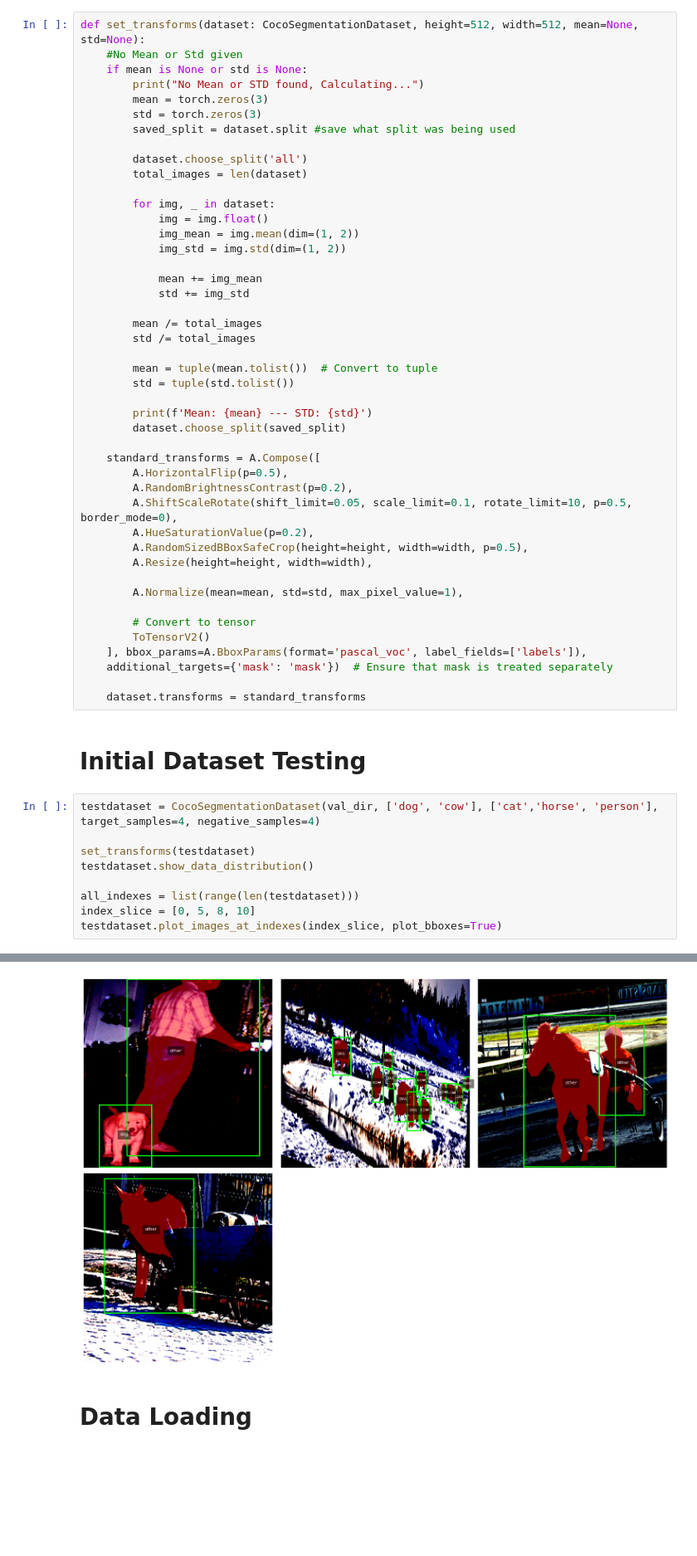
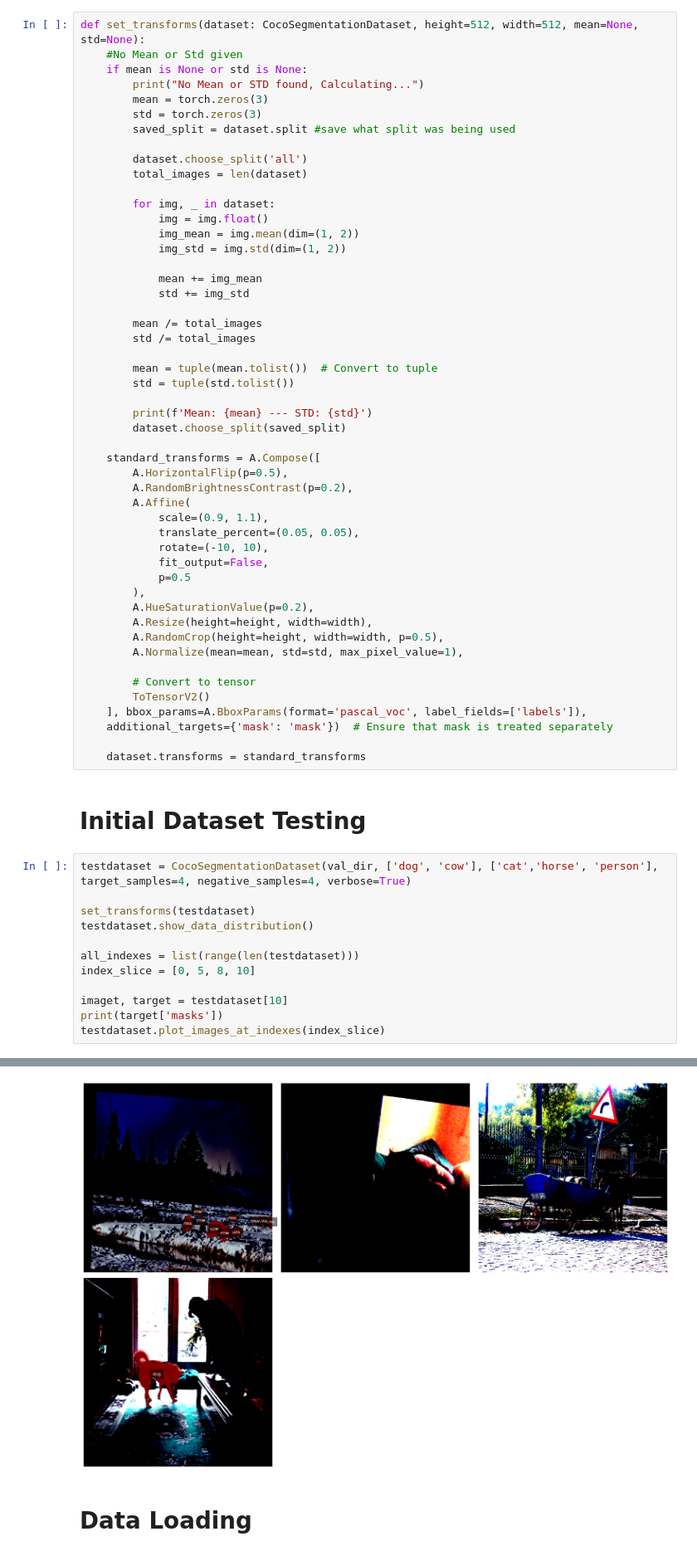
Before and after one commit to yasasawij/CS445-Project, a Jupyter notebook: final_main.ipynb, the cells around one changed output, grey strips where cells are left out. Shown at 83% size. Drawn from its saved outputs; the diff is of its cells as text; blank space fills up the shorter version.

```diff
--- a/final_main.ipynb
+++ b/final_main.ipynb
@@ -437,11 +497,16 @@ def set_transforms(dataset: CocoSegmentationDataset, height=512, width=512, mean
     standard_transforms = A.Compose([
         A.HorizontalFlip(p=0.5),
         A.RandomBrightnessContrast(p=0.2),
-        A.ShiftScaleRotate(shift_limit=0.05, scale_limit=0.1, rotate_limit=10, p=0.5, border_mode=0),
+        A.Affine(
+            scale=(0.9, 1.1),
+            translate_percent=(0.05, 0.05),
+            rotate=(-10, 10),
+            fit_output=False,
+            p=0.5
+        ),
         A.HueSaturationValue(p=0.2),
-        A.RandomSizedBBoxSafeCrop(height=height, width=width, p=0.5),
         A.Resize(height=height, width=width),
-
+        A.RandomCrop(height=height, width=width, p=0.5),
         A.Normalize(mean=mean, std=std, max_pixel_value=1),
 
         # Convert to tensor
@@ -453,13 +518,16 @@ def set_transforms(dataset: CocoSegmentationDataset, height=512, width=512, mean
 # %% [markdown]
 # Initial Dataset Testing
 # %%
-testdataset = CocoSegmentationDataset(val_dir, ['dog', 'cow'], ['cat','horse', 'person'], target_samples=4, negative_samples=4)
+testdataset = CocoSegmentationDataset(val_dir, ['dog', 'cow'], ['cat','horse', 'person'], target_samples=4, negative_samples=4, verbose=True)
 
 set_transforms(testdataset)
 testdataset.show_data_distribution()
 
 all_indexes = list(range(len(testdataset)))
 index_slice = [0, 5, 8, 10]
-testdataset.plot_images_at_indexes(index_slice, plot_bboxes=True)
+
+imaget, target = testdataset[10]
+print(target['masks'])
+testdataset.plot_images_at_indexes(index_slice)
 # %% [output]
 loading annotations into memory...
@@ -477,4 +554,4 @@ Clipping input data to the valid range for imshow with RGB data ([0..1] for floa
-[figure, old version]
+[figure, new version]
 # %% [markdown]
 # Data Loading
 # %%
```
Also changed, not shown: parts of 7 cells of this notebook.
